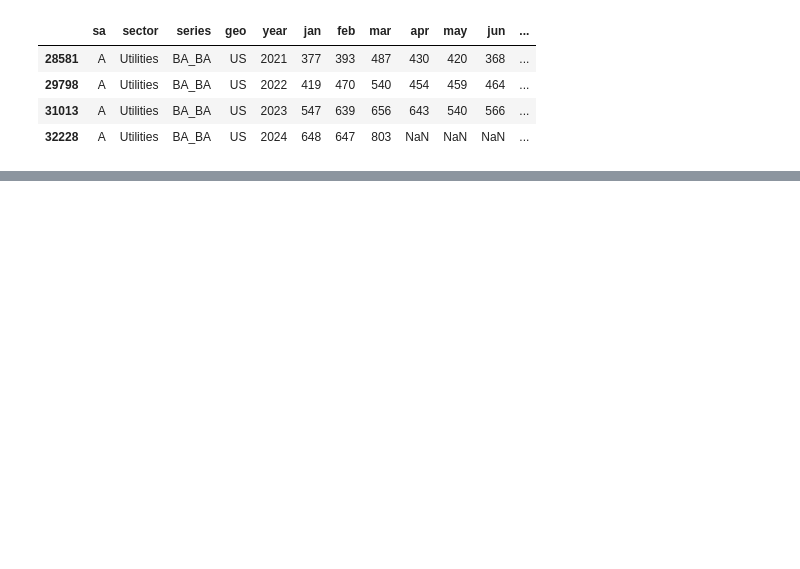
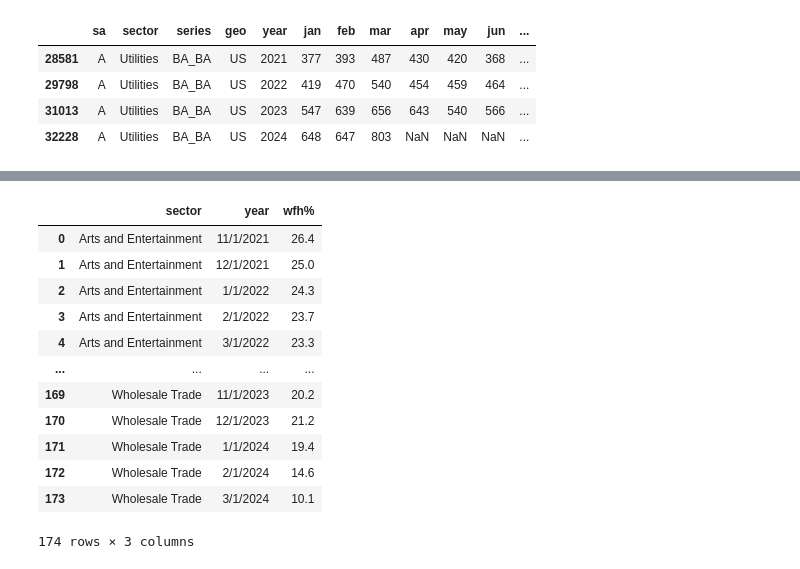
Before and after one commit to Keith-Cheung/FIN377-Final-Project, a Jupyter notebook: build_sample.ipynb, the cells around one changed output, grey strips where cells are left out. Cells and saved outputs as stored; diff of their text form; code cells hidden in the pictures; blank space fills up the shorter version.

```diff
--- a/build_sample.ipynb
+++ b/build_sample.ipynb
@@ -528,0 +543,16 @@ plt.show()
+# %%
+wfh_fixed
+# %% [output]
+|  | sector | year | wfh% |
+| 0 | Arts and Entertainment | 11/1/2021 | 26.4 |
+| 1 | Arts and Entertainment | 12/1/2021 | 25.0 |
+| 2 | Arts and Entertainment | 1/1/2022 | 24.3 |
+| 3 | Arts and Entertainment | 2/1/2022 | 23.7 |
+| 4 | Arts and Entertainment | 3/1/2022 | 23.3 |
+| ... | ... | ... | ... |
+| 169 | Wholesale Trade | 11/1/2023 | 20.2 |
+| 170 | Wholesale Trade | 12/1/2023 | 21.2 |
+| 171 | Wholesale Trade | 1/1/2024 | 19.4 |
+| 172 | Wholesale Trade | 2/1/2024 | 14.6 |
+| 173 | Wholesale Trade | 3/1/2024 | 10.1 |
+174 rows × 3 columns
```
Also changed, not shown: parts of 10 cells of this notebook, 12 other files.
